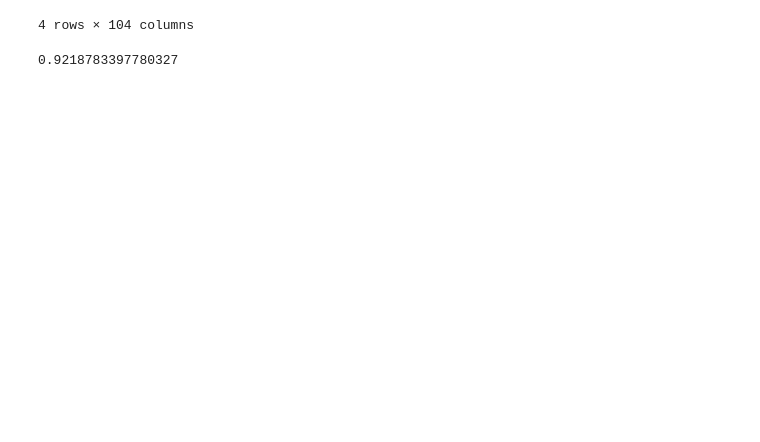
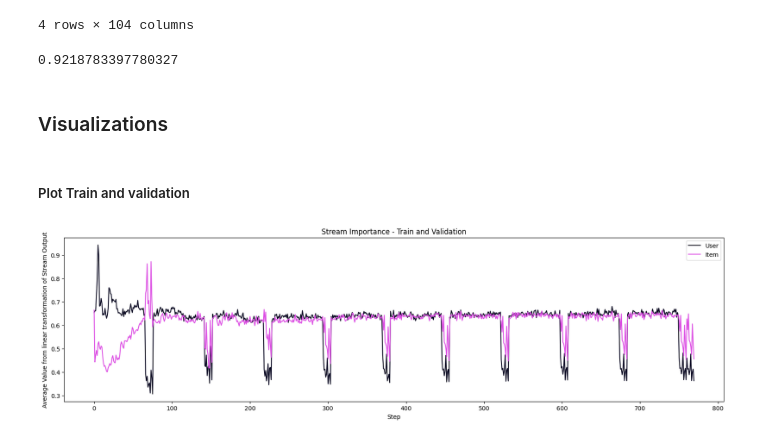
Before and after one commit to zaai-ai/large-language-models, a Jupyter notebook: FinalMLP/FinalMLP.ipynb, the cells around one changed output. Saved outputs shown, nothing was run; the diff lists cells and outputs as text; code cells hidden in the pictures; blank space fills up the shorter version.

Commit message:
stream importance

```diff
--- a/FinalMLP/FinalMLP.ipynb
+++ b/FinalMLP/FinalMLP.ipynb
@@ -337,3 +332,22 @@ y_relevance = np.asarray([test_df[test_df['User-ID'] == 1113]['score'].tolist()]
 ndcg_score(true_relevance, y_relevance)
 # %% [output]
 0.9218783397780327
+# %% [markdown]
+### Visualizations
+# %%
+# extract tensors for each stream
+x = [i.detach().numpy() for i in model.fusion_module.x_importance]
+y = [i.detach().numpy() for i in model.fusion_module.y_importance]
+# %% [markdown]
+##### Plot Train and validation
+# %%
+plt.rcParams["figure.figsize"] = (20,5)
+plt.plot(x[:770], label='User', color='#070620')
+plt.plot(y[:770], label='Item', color='#dd4fe4')
+plt.legend()
+plt.title('Stream Importance - Train and Validation')
+plt.xlabel('Step')
+plt.ylabel('Average Value from linear transformation of Stream Output')
+plt.show()
+# %% [output]
+[figure, added]
```
Also changed, not shown: parts of 7 cells of this notebook, 1 other file.
